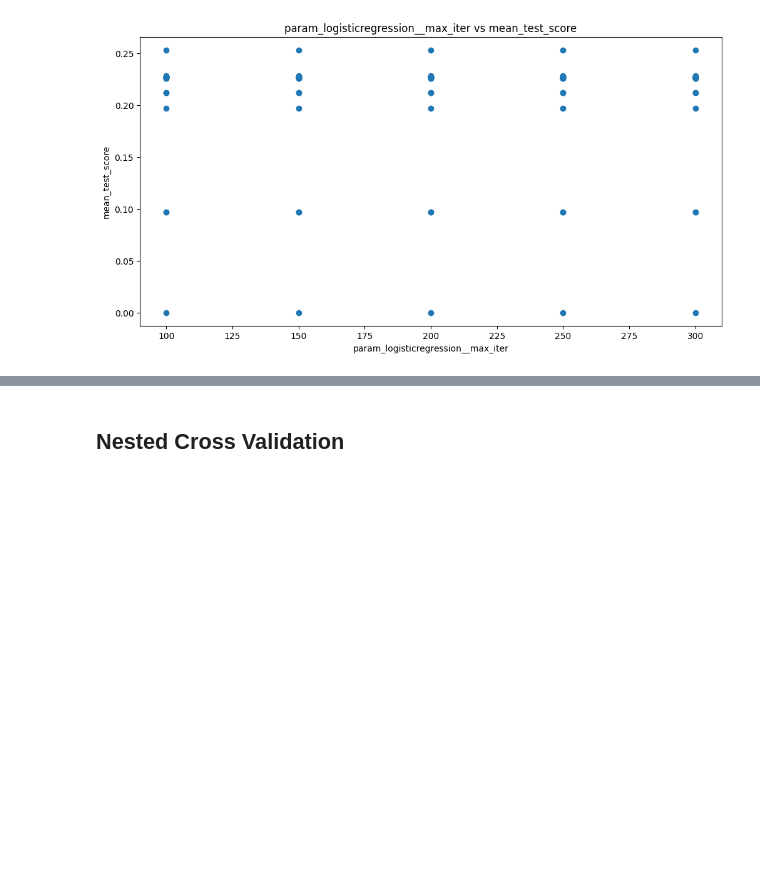
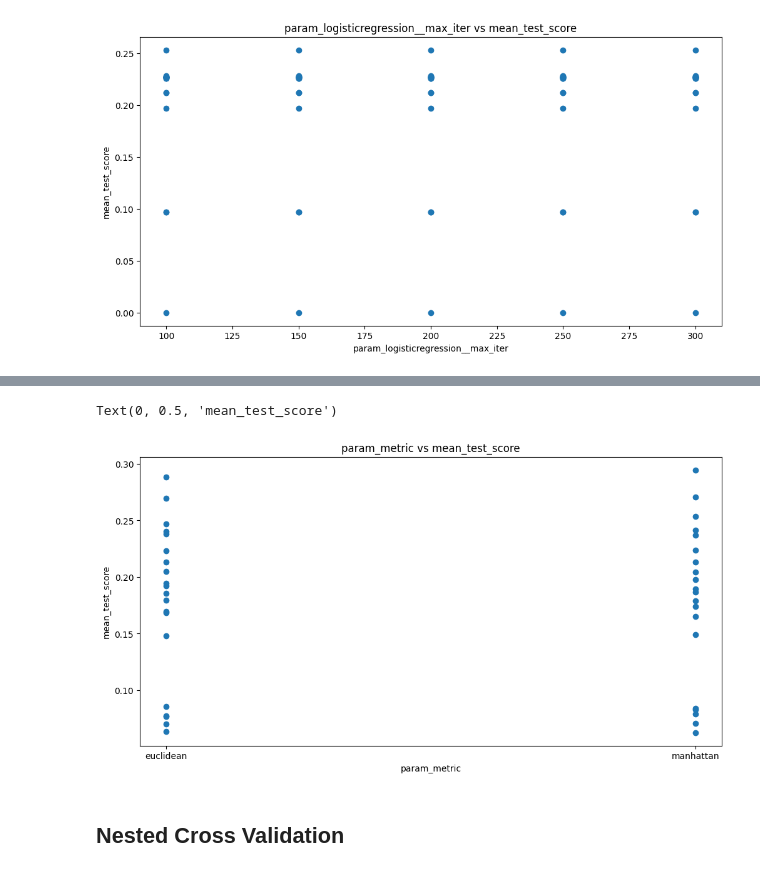
Before and after one commit to LucasVmigotto/alura-datascience, a Jupyter notebook: notebooks/ml/classificacao_otimizacao_hiperparametros.ipynb, the cells around one changed output, grey strips where cells are left out. Drawn from its saved outputs; the diff is of its cells as text; code cells hidden in the pictures; blank space fills up the shorter version.

```diff
--- a/notebooks/ml/classificacao_otimizacao_hiperparametros.ipynb
+++ b/notebooks/ml/classificacao_otimizacao_hiperparametros.ipynb
@@ -275,3 +318,14 @@ Text(0, 0.5, 'mean_test_score')
+# %%
+fig, ax = plt.subplots(figsize=(12, 6))
+ax = plt.scatter(df_knn_grid['param_metric'],
+                 df_knn_grid['mean_test_score'])
+
+plt.title('param_metric vs mean_test_score')
+plt.xlabel('param_metric')
+plt.ylabel('mean_test_score')
+# %% [output]
+Text(0, 0.5, 'mean_test_score')
+[figure, added]
 # %% [markdown]
 ## Nested Cross Validation
 # %%
```
Also changed, not shown: parts of 8 cells of this notebook.
